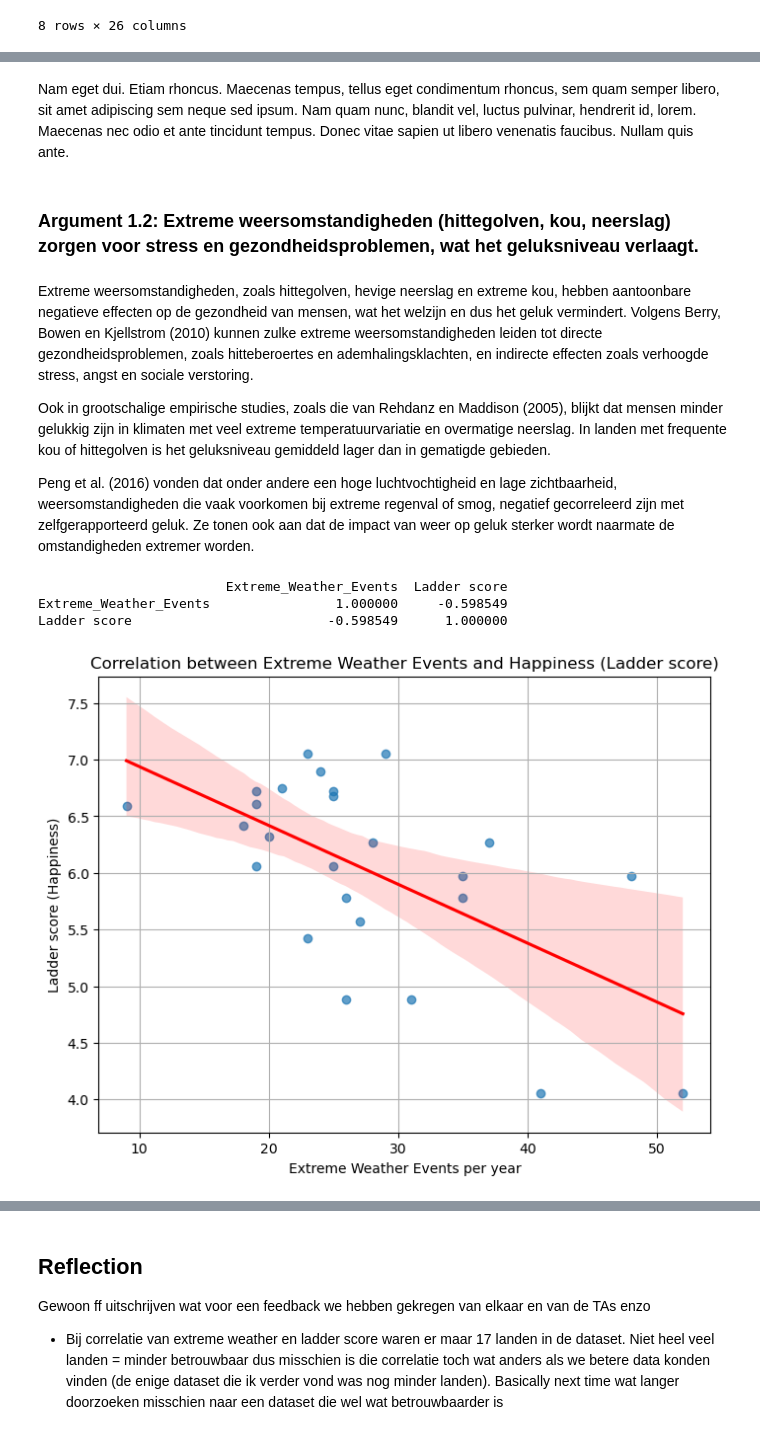
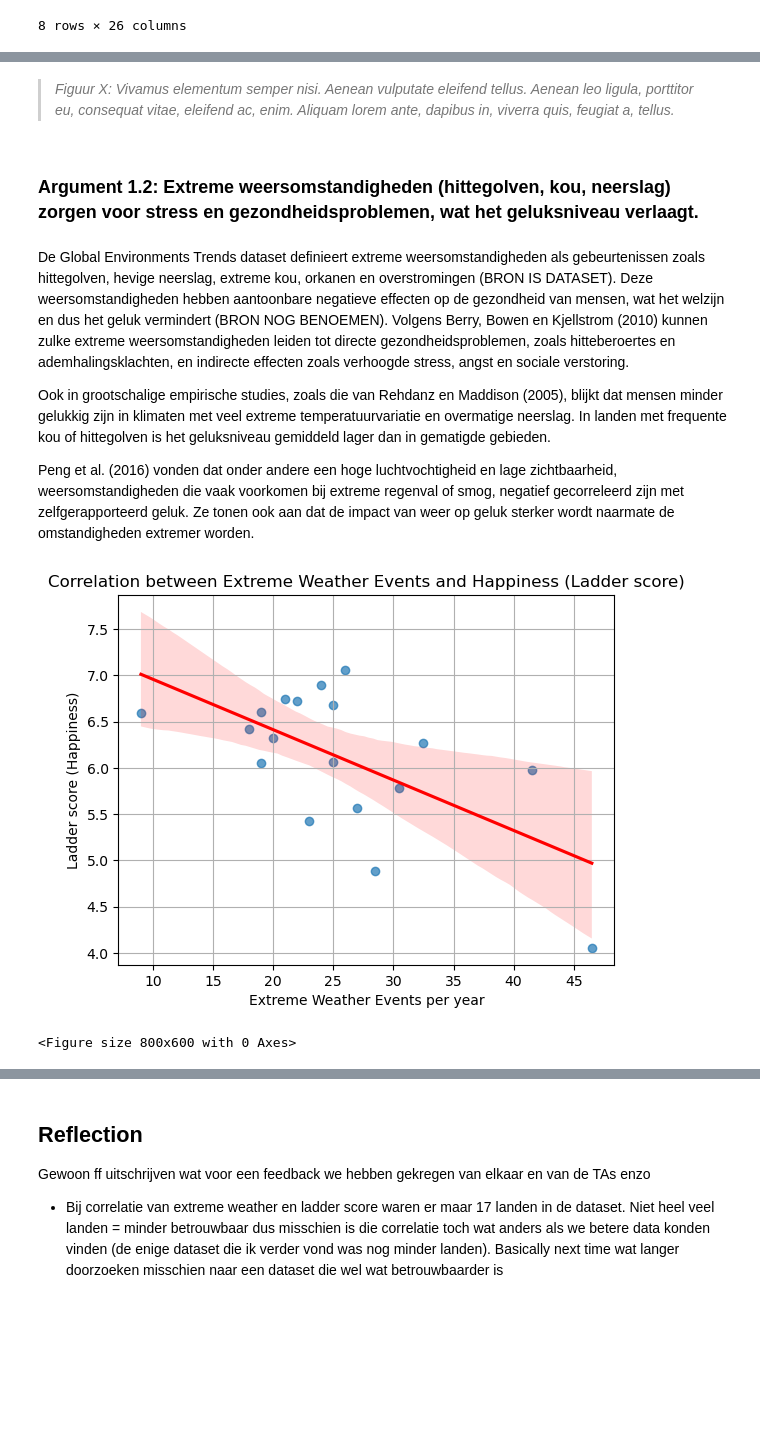
Before and after one commit to Mythsofmagic/Information_Visualization_2025, a Jupyter notebook: docs/main file eindopdracht.ipynb, the cells around one changed output, grey strips where cells are left out. Cells and saved outputs as stored; diff of their text form; code cells hidden in the pictures; blank space fills up the shorter version.

```diff
--- a/docs/main file eindopdracht.ipynb
+++ b/docs/main file eindopdracht.ipynb
@@ -383,40 +317,32 @@ FileNotFoundError: [Errno 2] No such file or directory: 'table2.csv'
-# %% [markdown]
-Nam eget dui. Etiam rhoncus. Maecenas tempus, tellus eget condimentum rhoncus, sem quam semper libero, sit amet adipiscing sem neque sed ipsum. Nam quam nunc, blandit vel, luctus pulvinar, hendrerit id, lorem. Maecenas nec odio et ante tincidunt tempus. Donec vitae sapien ut libero venenatis faucibus. Nullam quis ante.
+# %% [markdown]
+> *Figuur X: Vivamus elementum semper nisi. Aenean vulputate eleifend tellus. Aenean leo ligula, porttitor eu, consequat vitae, eleifend ac, enim. Aliquam lorem ante, dapibus in, viverra quis, feugiat a, tellus.*
 # %% [markdown]
 ### Argument 1.2: Extreme weersomstandigheden (hittegolven, kou, neerslag) zorgen voor stress en gezondheidsproblemen, wat het geluksniveau verlaagt.
 # %% [markdown]
-Extreme weersomstandigheden, zoals hittegolven, hevige neerslag en extreme kou, hebben aantoonbare negatieve effecten op de gezondheid van mensen, wat het welzijn en dus het geluk vermindert. Volgens Berry, Bowen en Kjellstrom (2010) kunnen zulke extreme weersomstandigheden leiden tot directe gezondheidsproblemen, zoals hitteberoertes en ademhalingsklachten, en indirecte effecten zoals verhoogde stress, angst en sociale verstoring.
+De Global Environments Trends dataset definieert extreme weersomstandigheden als gebeurtenissen zoals hittegolven, hevige neerslag, extreme kou, orkanen en overstromingen (BRON IS DATASET). Deze weersomstandigheden hebben aantoonbare negatieve effecten op de gezondheid van mensen, wat het welzijn en dus het geluk vermindert (BRON NOG BENOEMEN). Volgens Berry, Bowen en Kjellstrom (2010) kunnen zulke extreme weersomstandigheden leiden tot directe gezondheidsproblemen, zoals hitteberoertes en ademhalingsklachten, en indirecte effecten zoals verhoogde stress, angst en sociale verstoring.
 
 Ook in grootschalige empirische studies, zoals die van Rehdanz en Maddison (2005), blijkt dat mensen minder gelukkig zijn in klimaten met veel extreme temperatuurvariatie en overmatige neerslag. In landen met frequente kou of hittegolven is het geluksniveau gemiddeld lager dan in gematigde gebieden.
 
 Peng et al. (2016) vonden dat onder andere een hoge luchtvochtigheid en lage zichtbaarheid, weersomstandigheden die vaak voorkomen bij extreme regenval of smog, negatief gecorreleerd zijn met zelfgerapporteerd geluk. Ze tonen ook aan dat de impact van weer op geluk sterker wordt naarmate de omstandigheden extremer worden.
 # %%
-# Verwijder rijen met ontbrekende waarden in de relevante kolommen
-df_corr = df123[['Extreme_Weather_Events', 'Ladder score']].dropna()
-
-# Correlatiecoëfficiënt berekenen (Pearson)
-correlation = df_corr.corr(method='pearson')
-print(correlation)
+df123ExtremeLadder = df123[['country','Extreme_Weather_Events', 'Ladder score']].dropna()
+df123ExtremeLadder = df123ExtremeLadder.groupby('country', as_index=False).mean(numeric_only=True) # Er waren duplicate values in de oorspronkelijke dataset.
+correlation = df123ExtremeLadder[['Extreme_Weather_Events','Ladder score']].corr(method='pearson')
+# print(correlation)
-# %% [output]
-                        Extreme_Weather_Events  Ladder score
-Extreme_Weather_Events                1.000000     -0.598549
-Ladder score                         -0.598549      1.000000
 # %%
-import seaborn as sns
-import matplotlib.pyplot as plt
-
-plt.figure(figsize=(8,6))
 sns.regplot(
-    data=df_corr,
+    data=df123ExtremeLadder,
     x='Extreme_Weather_Events',
     y='Ladder score',
     scatter_kws={'alpha':0.7},
     line_kws={"color":"red"}
 )
 plt.title('Correlation between Extreme Weather Events and Happiness (Ladder score)')
 plt.xlabel('Extreme Weather Events per year')
 plt.ylabel('Ladder score (Happiness)')
 plt.grid(True)
+plt.figure(figsize=(8,6))
 plt.show()
 # %% [output]
-[figure, old version]
+[figure, new version]
+<Figure size 800x600 with 0 Axes>
```
Also changed, not shown: parts of 38 cells of this notebook.
